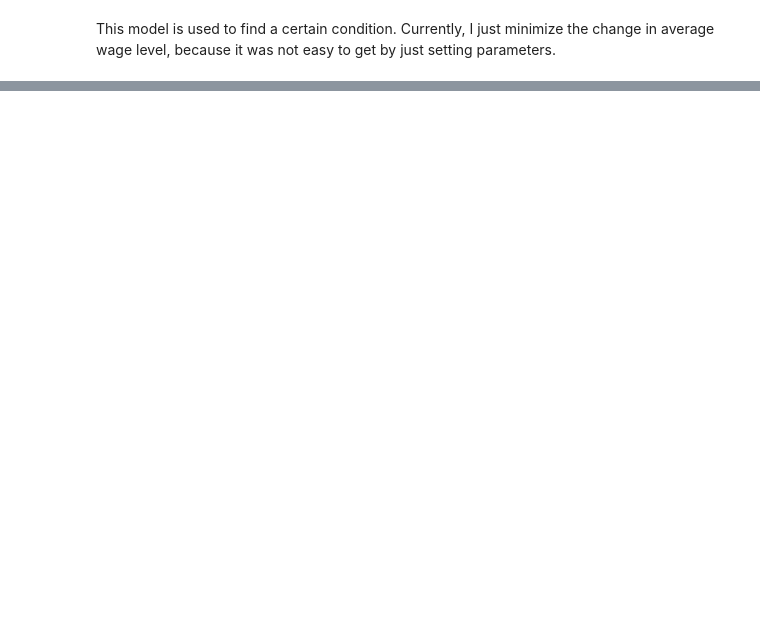
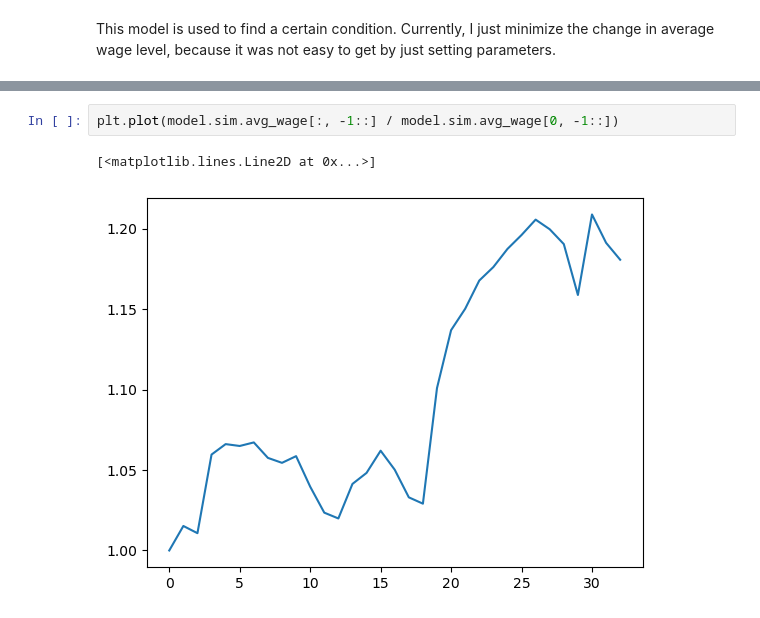
Before and after one commit to peter-l-ravn/Danish-Wage-Gap-Model, a Jupyter notebook: estimation.ipynb, the cells around one changed output, grey strips where cells are left out. Saved outputs shown, nothing was run; the diff lists cells and outputs as text; blank space fills up the shorter version.

```diff
--- a/estimation.ipynb
+++ b/estimation.ipynb
@@ -141,0 +172,5 @@ KeyboardInterrupt:
+# %%
+plt.plot(model.sim.avg_wage[:, -1::] / model.sim.avg_wage[0, -1::])
+# %% [output]
+[<matplotlib.lines.Line2D at 0x...>]
+[figure, added]
```
Also changed, not shown: parts of 10 cells of this notebook, 4 other files.
